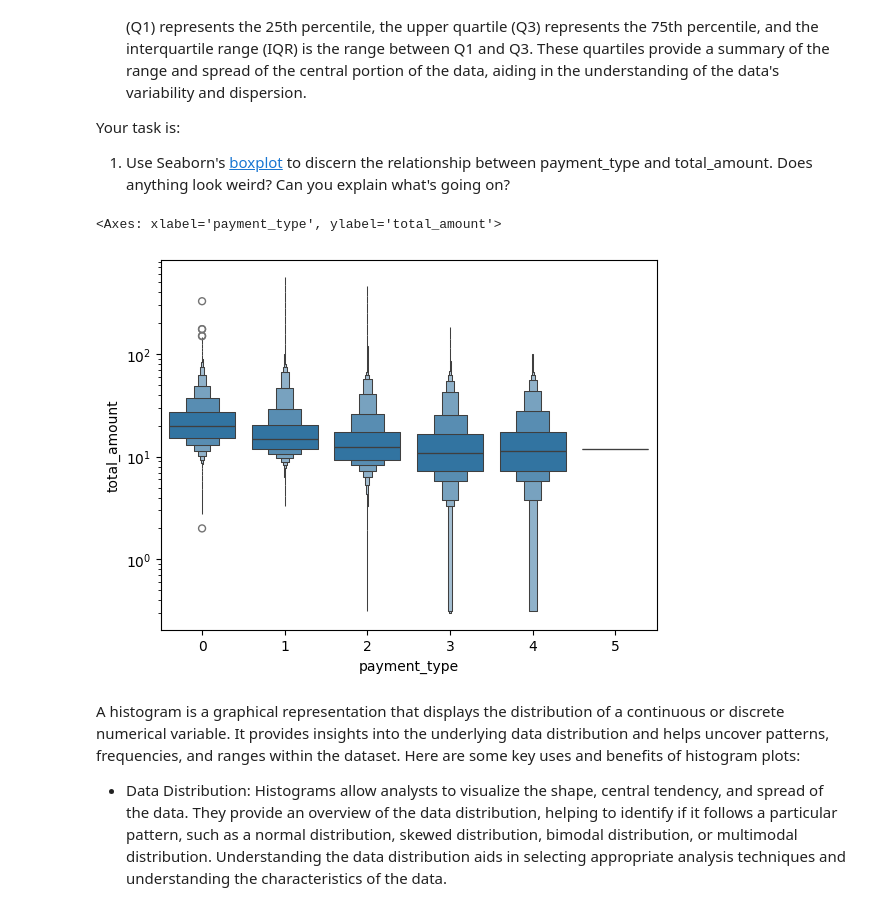
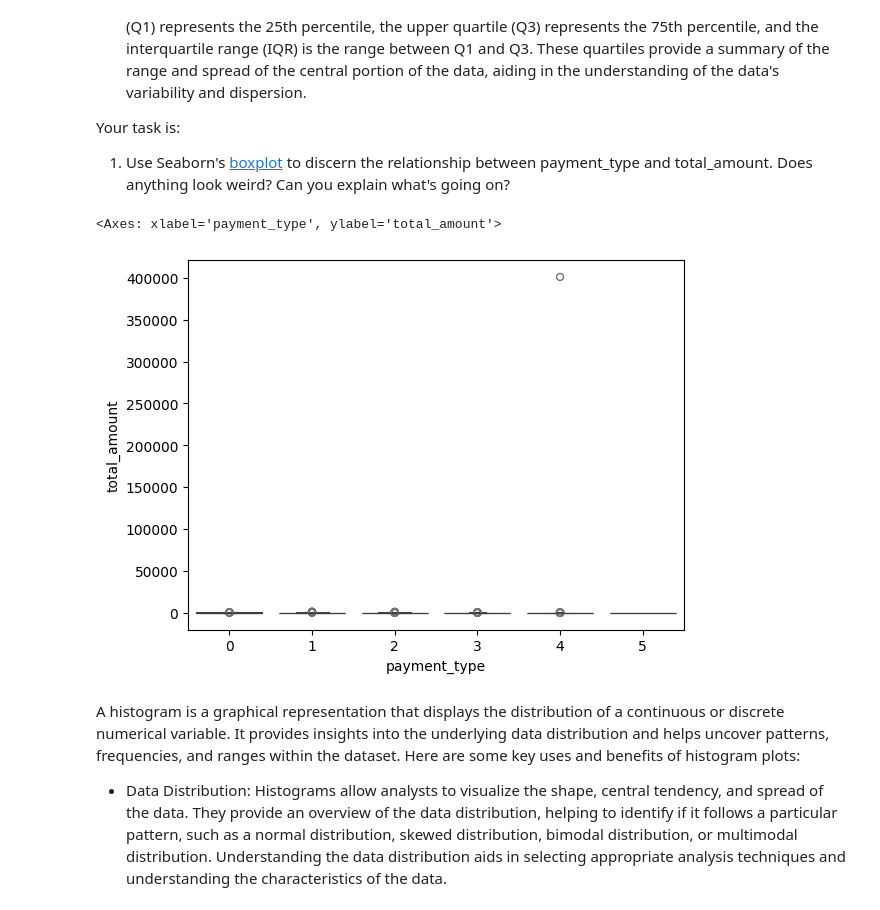
Before and after one commit to snnov1980/sb_machine-learning, a Jupyter notebook: Student_MLE_MiniProject_EDA.ipynb, the cells around one changed output. Drawn from its saved outputs; the diff is of its cells as text; code cells hidden in the pictures.

```diff
--- a/Student_MLE_MiniProject_EDA.ipynb
+++ b/Student_MLE_MiniProject_EDA.ipynb
@@ -230,11 +230,11 @@ Your task is:
   1. Use Seaborn's [boxplot](https://seaborn.pydata.org/generated/seaborn.boxplot.html) to discern the relationship between payment_type and total_amount. Does anything look weird? Can you explain what's going on?
 # %%
 # Create a box plot of total amount by payment type. Do you see anything odd?
-sns.boxenplot(yellow_trip_df, x="payment_type", y="total_amount", log_scale=True)
+sns.boxenplot(yellow_trip_df, x="payment_type", y="total_amount")
 #Amswer: All data of Payment type 5 consentrated on its median. This means the Payment type 5 has same amount on all it's data point
 # %% [output]
 <Axes: xlabel='payment_type', ylabel='total_amount'>
-[figure, old version]
+[figure, new version]
 # %% [markdown]
 A histogram is a graphical representation that displays the distribution of a continuous or discrete numerical variable. It provides insights into the underlying data distribution and helps uncover patterns, frequencies, and ranges within the dataset. Here are some key uses and benefits of histogram plots:
 
```
